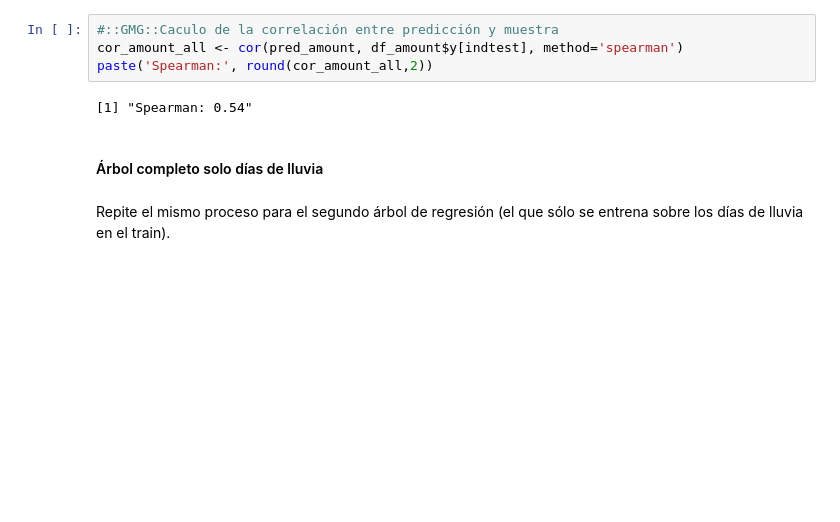
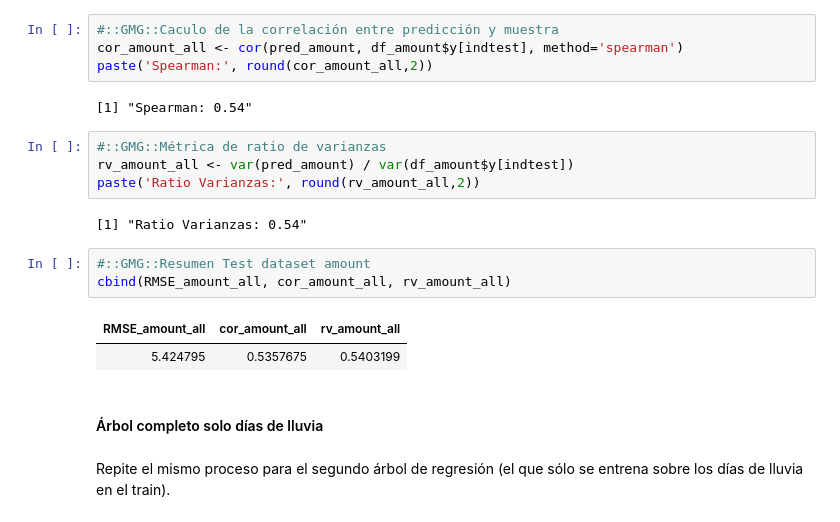
Before and after one commit to yerartdev/uc-m1966-datamining, a Jupyter notebook: d3/S17-T03_LAB_IntercomparisonTechniques.ipynb, the cells around one changed output. Drawn from its saved outputs; the diff is of its cells as text; blank space fills up the shorter version.

Commit message:
m1966 - práctica entregable de repaso (S17-T03): punto 1: regresión CART fixes, test solo lluvia en dataset completo (indtest), añado ratio varianza

```diff
--- a/d3/S17-T03_LAB_IntercomparisonTechniques.ipynb
+++ b/d3/S17-T03_LAB_IntercomparisonTechniques.ipynb
@@ -578,6 +578,18 @@ cor_amount_all <- cor(pred_amount, df_amount$y[indtest], method='spearman')
 paste('Spearman:', round(cor_amount_all,2))
 # %% [output]
 [1] "Spearman: 0.54"
+# %%
+#::GMG::Métrica de ratio de varianzas
+rv_amount_all <- var(pred_amount) / var(df_amount$y[indtest])
+paste('Ratio Varianzas:', round(rv_amount_all,2))
+# %% [output]
+[1] "Ratio Varianzas: 0.54"
+# %%
+#::GMG::Resumen Test dataset amount
+cbind(RMSE_amount_all, cor_amount_all, rv_amount_all)
+# %% [output]
+| RMSE_amount_all | cor_amount_all | rv_amount_all |
+| 5.424795 | 0.5357675 | 0.5403199 |
 # %% [markdown]
 #### Árbol completo solo días de lluvia
 # %% [markdown]
```
Also changed, not shown: parts of 9 cells of this notebook.
